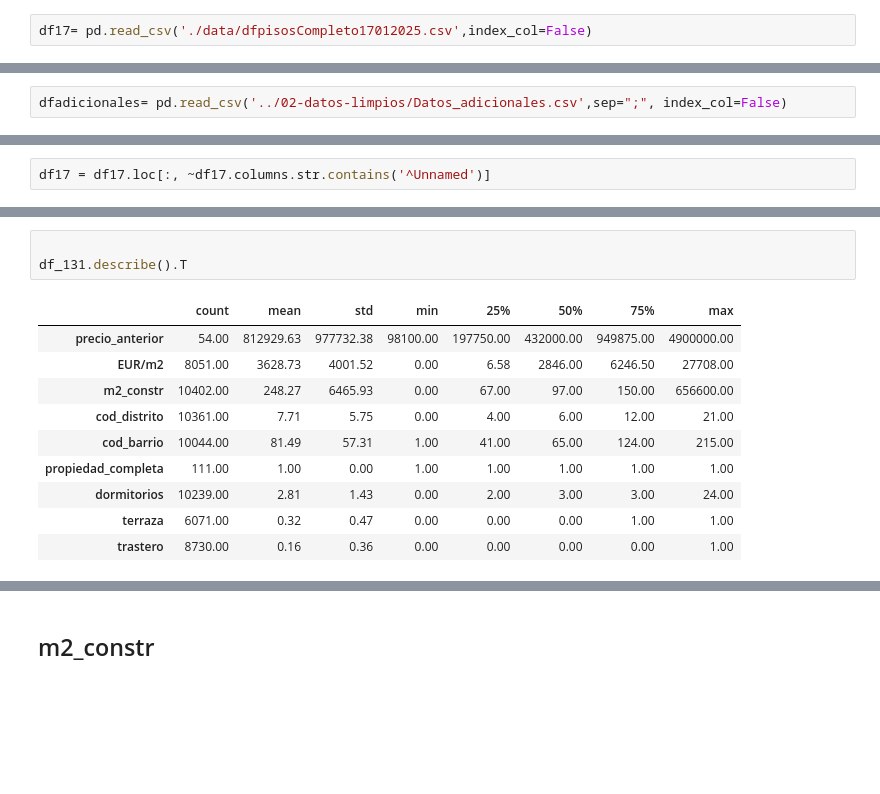
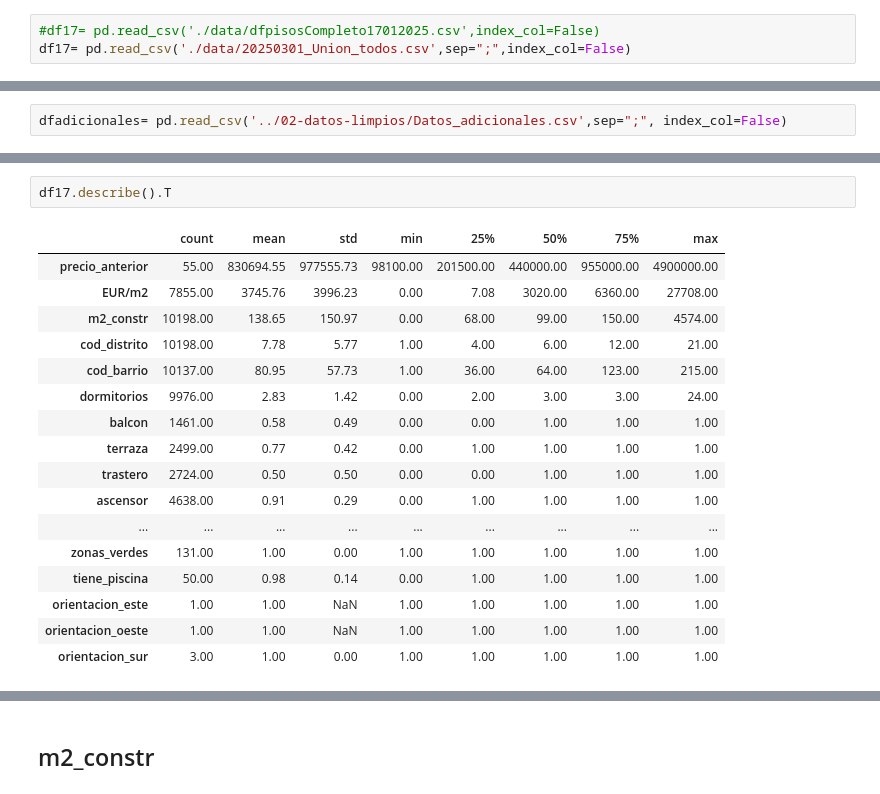
Before and after one commit to avaquerocastro/precios-de-vivienda-madrid, a Jupyter notebook: codigo/01-preprocesamiento-de-datos/Revision_columnas/Revision_Columnas.ipynb, the cells around one changed output, grey strips where cells are left out. Saved outputs shown, nothing was run; the diff lists cells and outputs as text; blank space fills up the shorter version.

```diff
--- a/codigo/01-preprocesamiento-de-datos/Revision_columnas/Revision_Columnas.ipynb
+++ b/codigo/01-preprocesamiento-de-datos/Revision_columnas/Revision_Columnas.ipynb
@@ -197,4 +187,5 @@ print(os.getcwd())
 # %% [output]
 c:\Users\extas\Documents\GitHub\precios-de-vivienda-madrid\codigo\01-preprocesamiento-de-datos\Revision_columnas
 # %%
-df17= pd.read_csv('./data/dfpisosCompleto17012025.csv',index_col=False)
+#df17= pd.read_csv('./data/dfpisosCompleto17012025.csv',index_col=False)
+df17= pd.read_csv('./data/20250301_Union_todos.csv',sep=";",index_col=False)
@@ -211,2 +204,0 @@ dfbarrios.head(2)
-# %%
-df17 = df17.loc[:, ~df17.columns.str.contains('^Unnamed')]
@@ -343,14 +329,20 @@ dtype: int64
 # %%
-
-df_131.describe().T
+df17.describe().T
 # %% [output]
 |  | count | mean | std | min | 25% | 50% | 75% | max |
-| precio_anterior | 54.00 | 812929.63 | 977732.38 | 98100.00 | 197750.00 | 432000.00 | 949875.00 | 4900000.00 |
-| EUR/m2 | 8051.00 | 3628.73 | 4001.52 | 0.00 | 6.58 | 2846.00 | 6246.50 | 27708.00 |
-| m2_constr | 10402.00 | 248.27 | 6465.93 | 0.00 | 67.00 | 97.00 | 150.00 | 656600.00 |
-| cod_distrito | 10361.00 | 7.71 | 5.75 | 0.00 | 4.00 | 6.00 | 12.00 | 21.00 |
-| cod_barrio | 10044.00 | 81.49 | 57.31 | 1.00 | 41.00 | 65.00 | 124.00 | 215.00 |
-| propiedad_completa | 111.00 | 1.00 | 0.00 | 1.00 | 1.00 | 1.00 | 1.00 | 1.00 |
-| dormitorios | 10239.00 | 2.81 | 1.43 | 0.00 | 2.00 | 3.00 | 3.00 | 24.00 |
-| terraza | 6071.00 | 0.32 | 0.47 | 0.00 | 0.00 | 0.00 | 1.00 | 1.00 |
-| trastero | 8730.00 | 0.16 | 0.36 | 0.00 | 0.00 | 0.00 | 0.00 | 1.00 |
+| precio_anterior | 55.00 | 830694.55 | 977555.73 | 98100.00 | 201500.00 | 440000.00 | 955000.00 | 4900000.00 |
+| EUR/m2 | 7855.00 | 3745.76 | 3996.23 | 0.00 | 7.08 | 3020.00 | 6360.00 | 27708.00 |
+| m2_constr | 10198.00 | 138.65 | 150.97 | 0.00 | 68.00 | 99.00 | 150.00 | 4574.00 |
+| cod_distrito | 10198.00 | 7.78 | 5.77 | 1.00 | 4.00 | 6.00 | 12.00 | 21.00 |
+| cod_barrio | 10137.00 | 80.95 | 57.73 | 1.00 | 36.00 | 64.00 | 123.00 | 215.00 |
+| dormitorios | 9976.00 | 2.83 | 1.42 | 0.00 | 2.00 | 3.00 | 3.00 | 24.00 |
+| balcon | 1461.00 | 0.58 | 0.49 | 0.00 | 0.00 | 1.00 | 1.00 | 1.00 |
+| terraza | 2499.00 | 0.77 | 0.42 | 0.00 | 1.00 | 1.00 | 1.00 | 1.00 |
+| trastero | 2724.00 | 0.50 | 0.50 | 0.00 | 0.00 | 1.00 | 1.00 | 1.00 |
+| ascensor | 4638.00 | 0.91 | 0.29 | 0.00 | 1.00 | 1.00 | 1.00 | 1.00 |
+| ... | ... | ... | ... | ... | ... | ... | ... | ... |
+| zonas_verdes | 131.00 | 1.00 | 0.00 | 1.00 | 1.00 | 1.00 | 1.00 | 1.00 |
+| tiene_piscina | 50.00 | 0.98 | 0.14 | 0.00 | 1.00 | 1.00 | 1.00 | 1.00 |
+| orientacion_este | 1.00 | 1.00 | NaN | 1.00 | 1.00 | 1.00 | 1.00 | 1.00 |
+| orientacion_oeste | 1.00 | 1.00 | NaN | 1.00 | 1.00 | 1.00 | 1.00 | 1.00 |
+| orientacion_sur | 3.00 | 1.00 | 0.00 | 1.00 | 1.00 | 1.00 | 1.00 | 1.00 |
```
Also changed, not shown: parts of 385 cells of this notebook, 5 other files.
